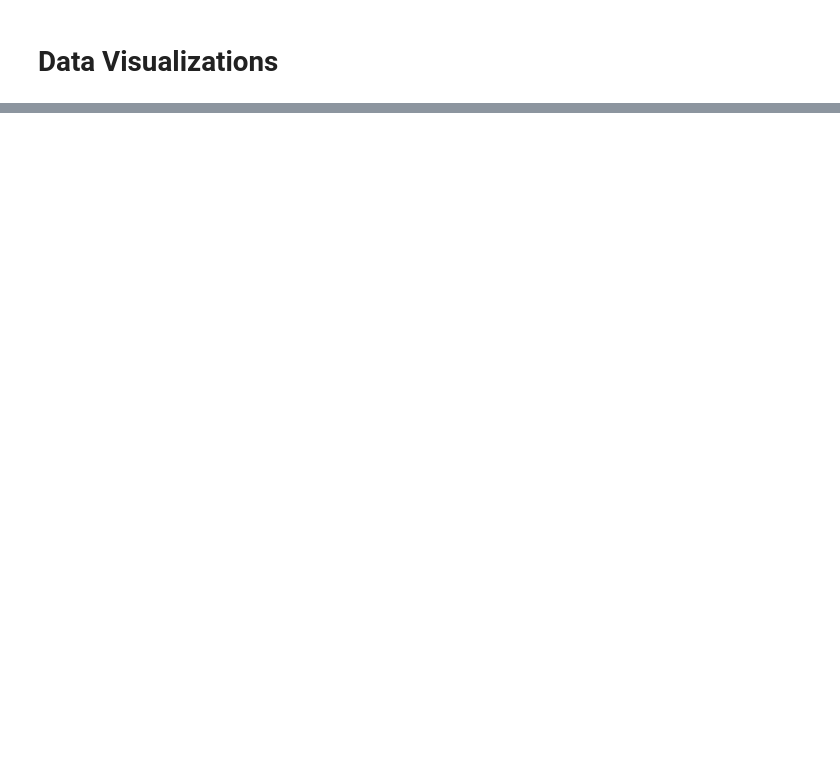
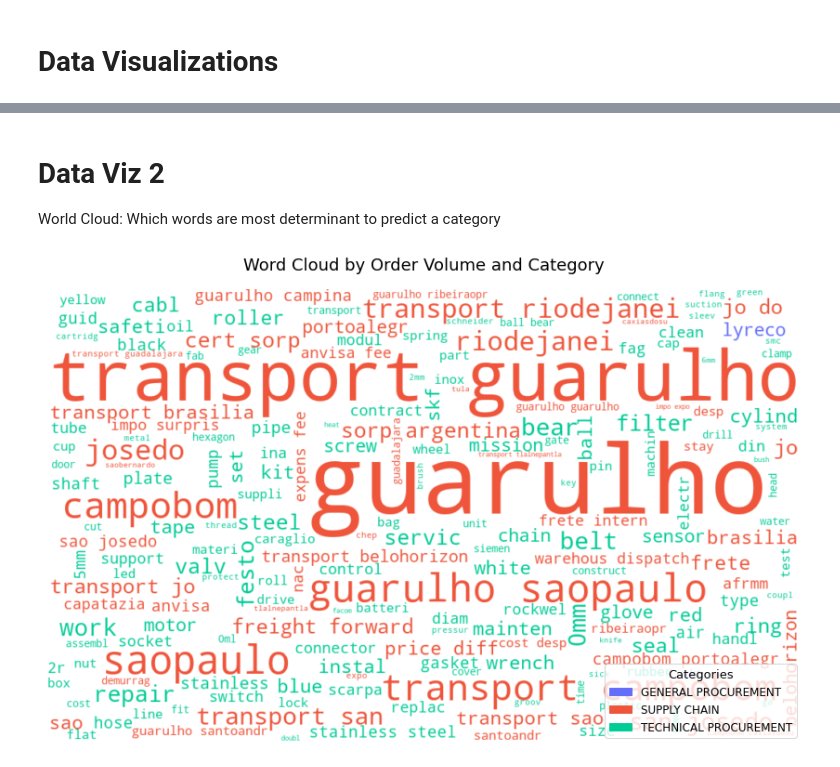
Before and after one commit to Rick0701/Hierarchical_Multi_Level_Spending_Classification, a Jupyter notebook: data_viz.ipynb, the cells around one changed output, grey strips where cells are left out. Drawn from its saved outputs; the diff is of its cells as text; code cells hidden in the pictures; blank space fills up the shorter version.

```diff
--- a/data_viz.ipynb
+++ b/data_viz.ipynb
@@ -317,0 +17,8 @@ fig.show()
+# %%
+df_train = pd.read_csv(r"C:\Users\riccardoricci\Documents\data_MADS_CAPSTONE\train_features.csv")
+df_test = pd.read_csv(r"C:\Users\riccardoricci\Documents\data_MADS_CAPSTONE\test_features.csv")
+# %%
+# Create a consistent color map
+palette = pc.qualitative.Plotly  # You can pick others like 'Set3', 'Pastel', etc.
+
+color_map = {cat: palette[i % len(palette)] for i, cat in enumerate(sorted(df_train.puor_ds_level1_new.unique()))}
@@ -317,0 +85,64 @@ fig.show()
+# %% [markdown]
+# Data Viz 2
+
+World Cloud: Which words are most determinant to predict a category
+# %%
+# Masking sensitive words
+path = r'C:\Users\riccardoricci\Documents\data_MADS_CAPSTONE\masking_sens_words.json'
+
+with open(path, 'r', encoding='utf-8') as file:
+    sensitive_replacements = json.load(file)
+# %%
+# Convert stringified lists to actual lists
+df_train['puor_ds_po_description_translated_token_sklearn_stem'] = df_train['puor_ds_po_description_translated_token_sklearn_stem'].apply(ast.literal_eval)
+
+# Explode tokens -> from an array to rows and count the occurrence
+df_exploded = df_train.explode('puor_ds_po_description_translated_token_sklearn_stem')
+df_exploded = df_exploded[df_exploded['puor_ds_po_description_translated_token_sklearn_stem'].notnull()]
+df_exploded = df_exploded[df_exploded['puor_ds_po_description_translated_token_sklearn_stem'] != '']
+
+# Group by token and category
+grouped = (
+    df_exploded.groupby(['puor_ds_po_description_translated_token_sklearn_stem', 'puor_ds_level1_new'])
+    .agg(order_count=('puor_id_order_line', 'count'))
+    .reset_index()
+)
+
+
+grouped['puor_ds_po_description_translated_token_sklearn_stem'] = grouped[
+    'puor_ds_po_description_translated_token_sklearn_stem'
+].replace(sensitive_replacements)
+
+
+
+# Assign random colors per category
+categories = grouped['puor_ds_level1_new'].unique()
+grouped['color'] = grouped['puor_ds_level1_new'].map(color_map)
+#category_colors = {cat: f"#{random.randint(0, 0xFFFFFF):06x}" for cat in categories}
+#grouped['color'] = grouped['puor_ds_level1_new'].map(category_colors)
+
+# Build dictionaries for word frequency and color
+word_freq = dict(zip(grouped['puor_ds_po_description_translated_token_sklearn_stem'], grouped['order_count']))
+word_colors = dict(zip(grouped['puor_ds_po_description_translated_token_sklearn_stem'], grouped['color']))
+
+# Color function
+def get_color_func(word_to_color):
+    def color_func(word, *args, **kwargs):
+        return word_to_color.get(word, "#000000")
+    return color_func
+
+# Generate and show word cloud
+wc = WordCloud(width=1000, height=600, background_color='white').generate_from_frequencies(word_freq)
+wc.recolor(color_func=get_color_func(word_colors))
+
+plt.figure(figsize=(16, 9))
+plt.imshow(wc, interpolation='bilinear')
+plt.axis('off')
+plt.title("Word Cloud by Order Volume and Category", fontsize=18, pad=20)
+
+legend_patches = [mpatches.Patch(color=color, label=cat) for cat, color in color_map.items()]
+plt.legend(handles=legend_patches, title="Categories", loc='lower right', fontsize=12, title_fontsize=13)
+
+plt.show()
+# %% [output]
+[figure, added]
```
Also changed, not shown: parts of 13 cells of this notebook, 7 other files.
